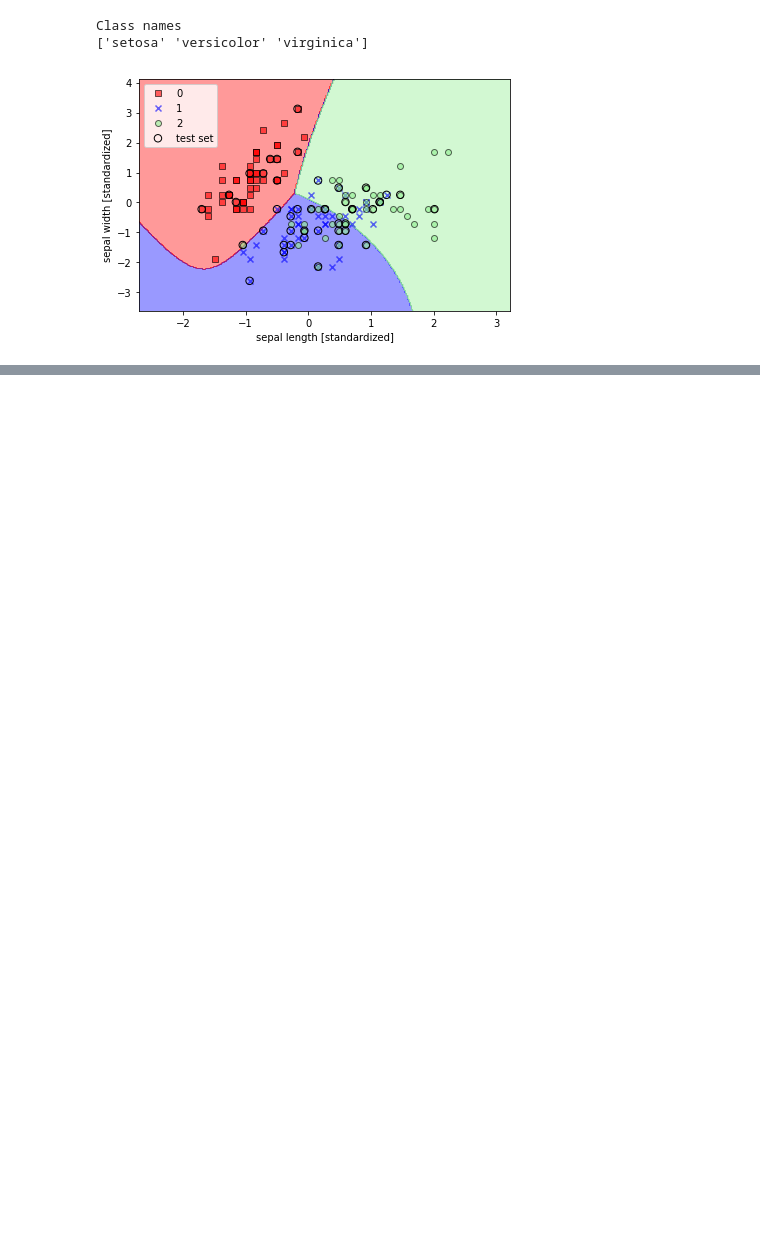
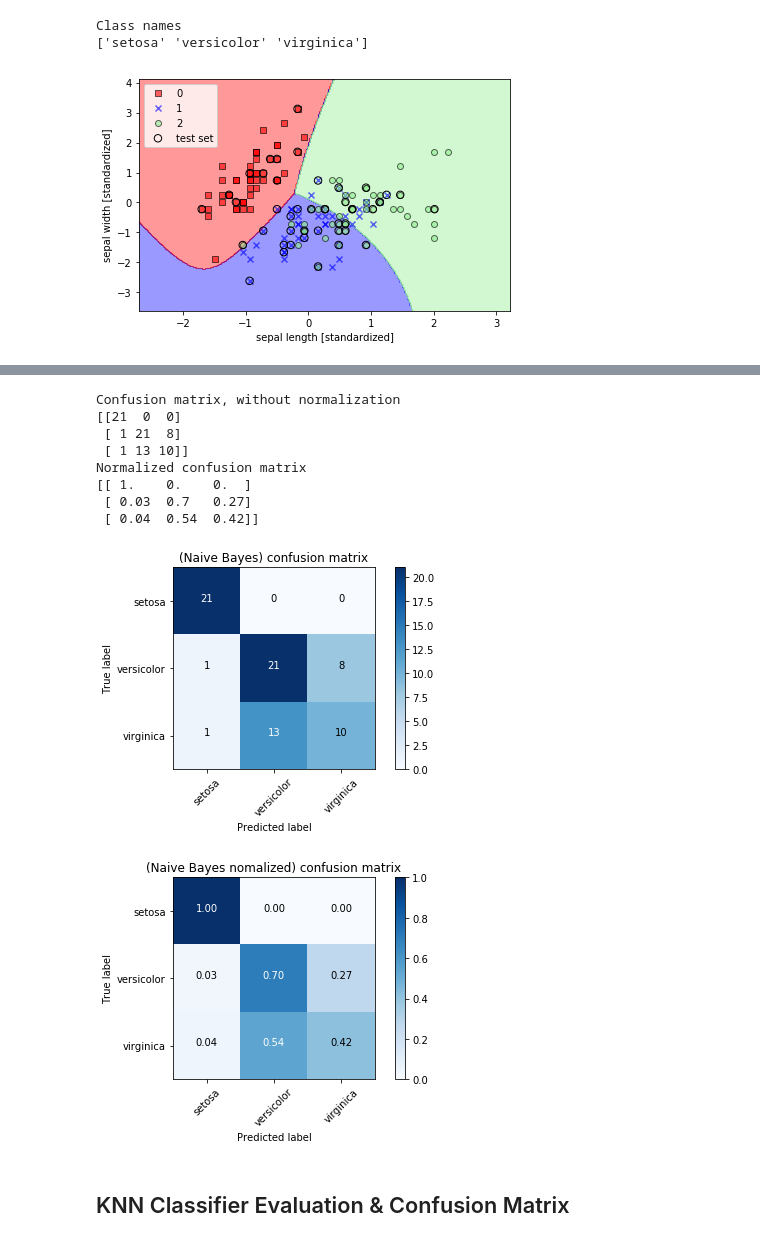
Before and after one commit to yejiiii/AI-Agent, a Jupyter notebook: Classifier/sklearn_Naive_Bayes.ipynb, the cells around one changed output, grey strips where cells are left out. Saved outputs shown, nothing was run; the diff lists cells and outputs as text; code cells hidden in the pictures; blank space fills up the shorter version.

```diff
--- a/Classifier/sklearn_Naive_Bayes.ipynb
+++ b/Classifier/sklearn_Naive_Bayes.ipynb
@@ -105,0 +174,8 @@ Class names
+# %%
+nb_y_pred = nb_clf.predict(X_test_std)
+
+print("Classification Report")
+print(classification_report(y_test, nb_y_pred, target_names=iris.target_names))
+
+print("\n Accuracy")
+print(accuracy_score(y_test, nb_y_pred))
@@ -105,0 +195,29 @@ Class names
+# %%
+# Compute confusion matrix
+nb_cnf_matrix = confusion_matrix(y_test, nb_y_pred)
+np.set_printoptions(precision=2)
+
+# Plot non-normalized confusion matrix
+plt.figure()
+plot_confusion_matrix(nb_cnf_matrix, classes=iris.target_names,
+                      title='(Naive Bayes) confusion matrix')
+
+# Plot normalized confusion matrix
+plt.figure()
+plot_confusion_matrix(nb_cnf_matrix, classes=iris.target_names, normalize=True,
+                      title='(Naive Bayes nomalized) confusion matrix')
+
+plt.show()
+# %% [output]
+Confusion matrix, without normalization
+[[21  0  0]
+ [ 1 21  8]
+ [ 1 13 10]]
+Normalized confusion matrix
+[[ 1.    0.    0.  ]
+ [ 0.03  0.7   0.27]
+ [ 0.04  0.54  0.42]]
+[figure, added]
+[figure, added]
+# %% [markdown]
+## KNN Classifier Evaluation & Confusion Matrix
```
Also changed, not shown: parts of 23 cells of this notebook, 1 other file.
